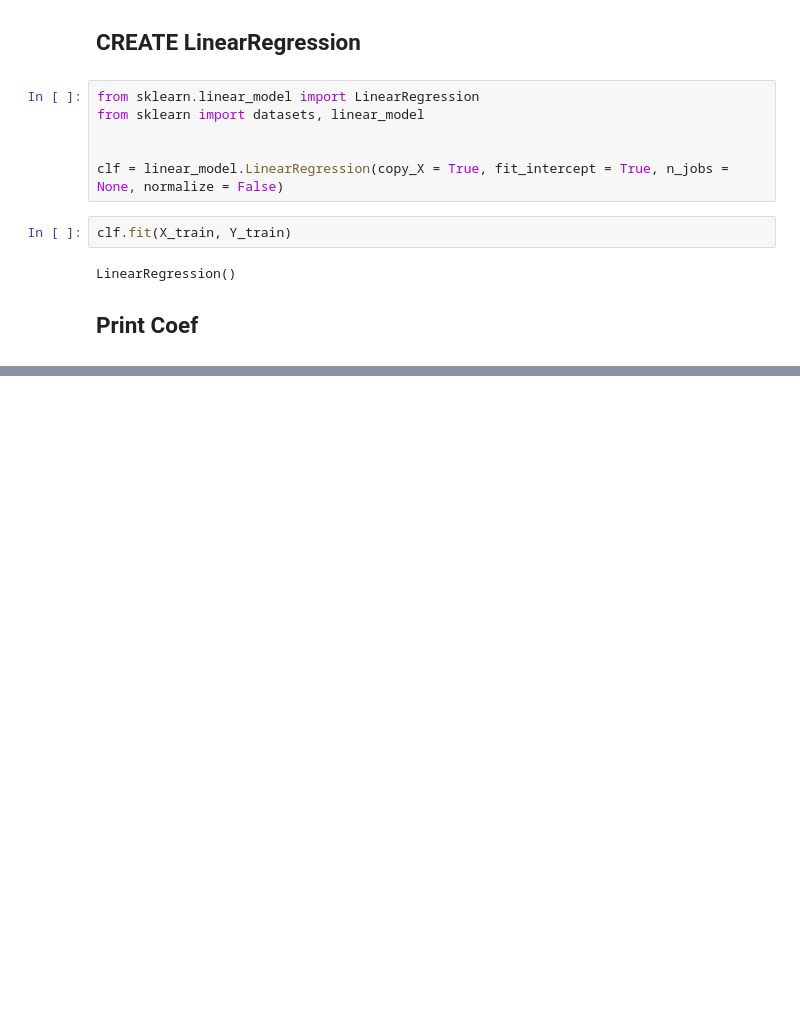
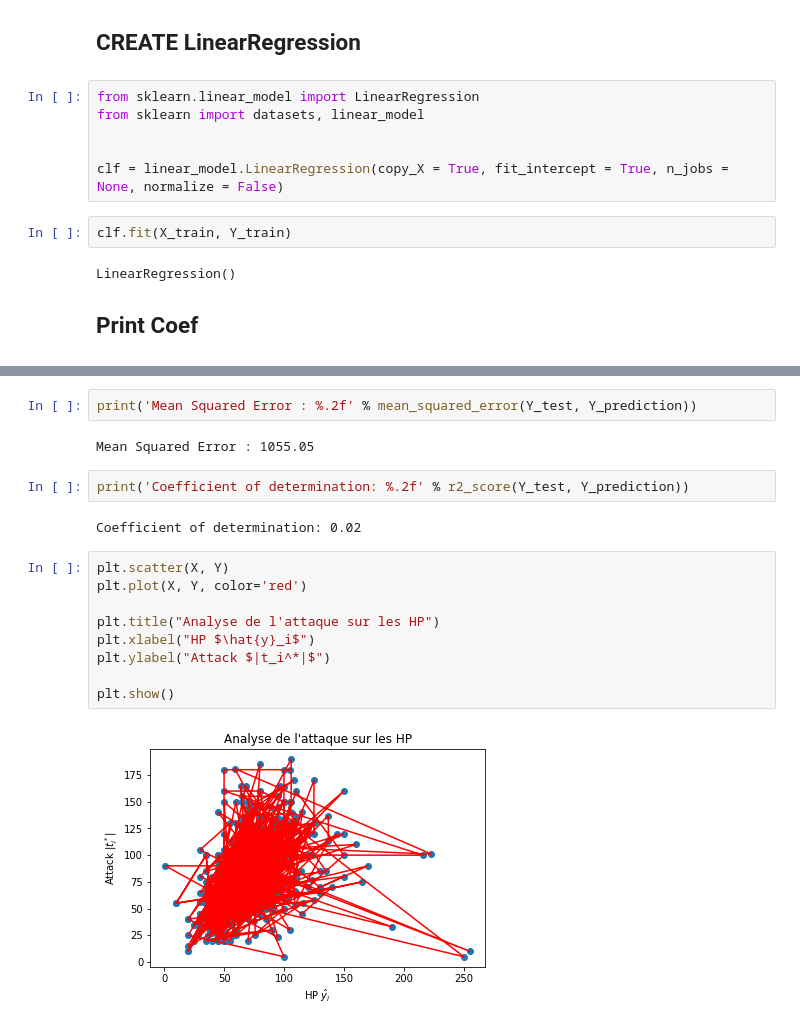
Before and after one commit to Hy-gon/Python_Hitema, a Jupyter notebook: MachineLearning/Algo_Exo.ipynb, the cells around one changed output, grey strips where cells are left out. Drawn from its saved outputs; the diff is of its cells as text; blank space fills up the shorter version.

```diff
--- a/MachineLearning/Algo_Exo.ipynb
+++ b/MachineLearning/Algo_Exo.ipynb
@@ -121,0 +133,19 @@ Intercept :  [43.07974989]
+# %%
+print('Mean Squared Error : %.2f' % mean_squared_error(Y_test, Y_prediction))
+# %% [output]
+Mean Squared Error : 1055.05
+# %%
+print('Coefficient of determination: %.2f' % r2_score(Y_test, Y_prediction))
+# %% [output]
+Coefficient of determination: 0.02
+# %%
+plt.scatter(X, Y)
+plt.plot(X, Y, color='red')
+
+plt.title("Analyse de l'attaque sur les HP")
+plt.xlabel("HP $\hat{y}_i$")
+plt.ylabel("Attack $|t_i^*|$")
+
+plt.show()
+# %% [output]
+[figure, added]
```
Also changed, not shown: parts of 8 cells of this notebook.
